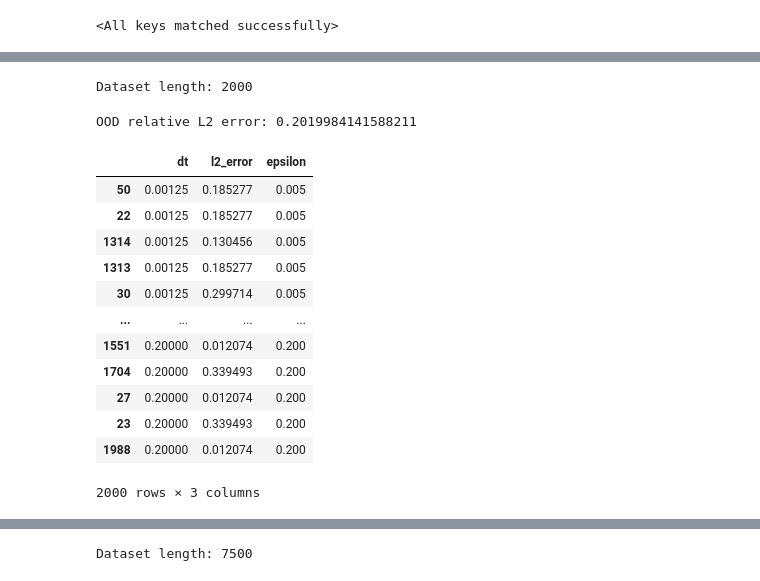
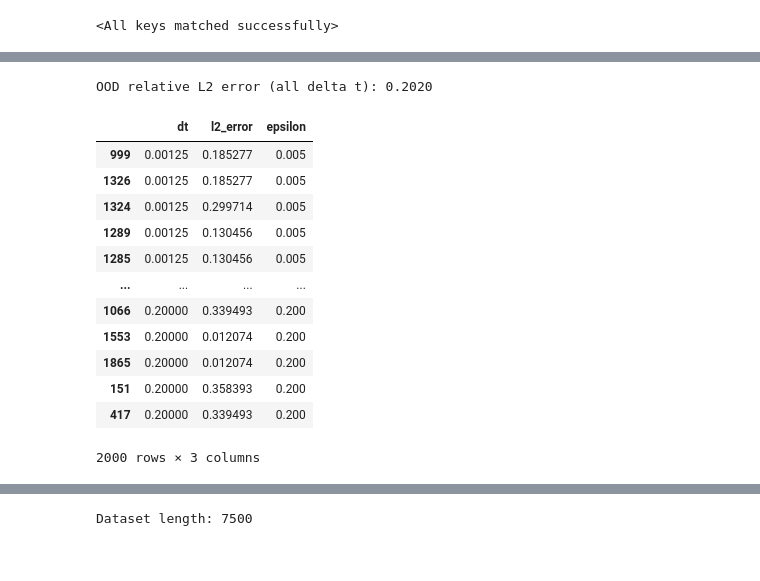
Before and after one commit to benedict-armstrong/FNO-for-Phase-Field-Dynamics, a Jupyter notebook: eval_ood.ipynb, the cells around one changed output, grey strips where cells are left out. Saved outputs shown, nothing was run; the diff lists cells and outputs as text; code cells hidden in the pictures.

```diff
--- a/eval_ood.ipynb
+++ b/eval_ood.ipynb
@@ -24,6 +24,6 @@ modes = 16
 width = 64
 layers = 4
 fno = FNO1d(modes, width, layers).to(DEVICE)  # model
-fno.load_state_dict(torch.load("models/tfno_model.pth", weights_only=True))
+fno.load_state_dict(torch.load("models/tfno_model.pth", weights_only=True,  map_location=torch.device('cpu')))
 # %% [output]
 <All keys matched successfully>
@@ -35,6 +48,7 @@ dataset = (
     )
 )
 
-print("Dataset length:", len(dataset))
+errors, ood_relative_l2_tall = calculate_errors(fno, dataset)
+print(rf"OOD relative L2 error (all delta t): {ood_relative_l2_tall:.4f}")
 # %% [output]
-Dataset length: 2000
+OOD relative L2 error (all delta t): 0.2020
@@ -50,45 +55,20 @@ data_loader = DataLoader(dataset, batch_size=BATCH_SIZE, shuffle=True)
-# %%
-fno.eval()
-progress_bar = tqdm.tqdm(data_loader)
-
-with torch.no_grad():
-    ood_relative_l2 = 0.0
-    for i, (dt, eps, input, target) in enumerate(progress_bar):
-        prediction = fno(input, dt, eps).squeeze(-1)
-
-        loss = relative_l2_error(prediction, target, dim=-1)
-
-        for j in range(len(dt)):
-            errors["dt"].append(dt[j].item())
-            errors["l2_error"].append(loss[j].item())
-            errors["epsilon"].append(eps[j].item())
-
-        ood_relative_l2 += loss.sum().item()
-
-    ood_relative_l2 /= len(dataset)
-
-print(rf"OOD relative L2 error: {ood_relative_l2}")
-# %% [output]
-OOD relative L2 error: 0.2019984141588211
-# %%
-df = pd.DataFrame(errors)
-# sort by dt
-df = df.sort_values(by="dt")
-df
-# %% [output]
-|  | dt | l2_error | epsilon |
-| 50 | 0.00125 | 0.185277 | 0.005 |
-| 22 | 0.00125 | 0.185277 | 0.005 |
-| 1314 | 0.00125 | 0.130456 | 0.005 |
-| 1313 | 0.00125 | 0.185277 | 0.005 |
-| 30 | 0.00125 | 0.299714 | 0.005 |
-| ... | ... | ... | ... |
-| 1551 | 0.20000 | 0.012074 | 0.200 |
-| 1704 | 0.20000 | 0.339493 | 0.200 |
-| 27 | 0.20000 | 0.012074 | 0.200 |
-| 23 | 0.20000 | 0.339493 | 0.200 |
-| 1988 | 0.20000 | 0.012074 | 0.200 |
-2000 rows × 3 columns
+# %%
+df = errors.sort_values("dt")
+df
+# %% [output]
+|  | dt | l2_error | epsilon |
+| 999 | 0.00125 | 0.185277 | 0.005 |
+| 1326 | 0.00125 | 0.185277 | 0.005 |
+| 1324 | 0.00125 | 0.299714 | 0.005 |
+| 1289 | 0.00125 | 0.130456 | 0.005 |
+| 1285 | 0.00125 | 0.130456 | 0.005 |
+| ... | ... | ... | ... |
+| 1066 | 0.20000 | 0.339493 | 0.200 |
+| 1553 | 0.20000 | 0.012074 | 0.200 |
+| 1865 | 0.20000 | 0.012074 | 0.200 |
+| 151 | 0.20000 | 0.358393 | 0.200 |
+| 417 | 0.20000 | 0.339493 | 0.200 |
+2000 rows × 3 columns
 # %%
 # calculate mean error for each dt
 mean_error = df.groupby(pd.cut(df["dt"], bins=20), observed=True)["l2_error"].mean().reset_index()
```
Also changed, not shown: parts of 10 cells of this notebook, 6 other files.
